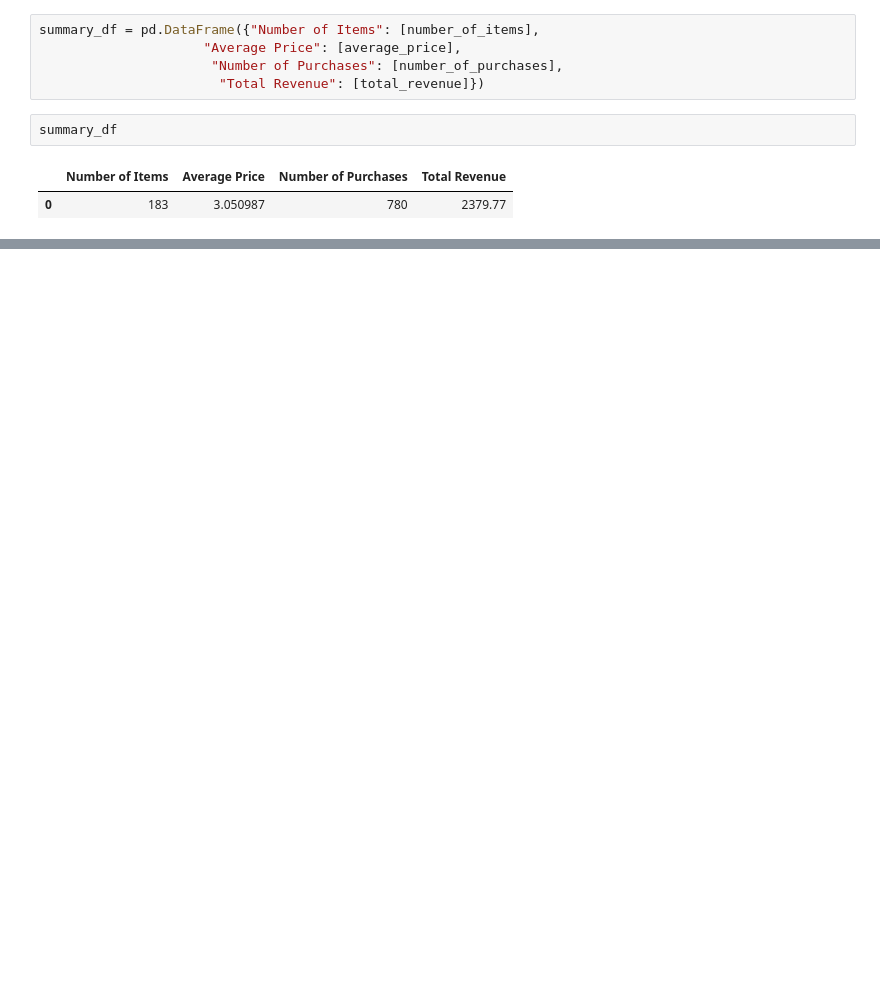
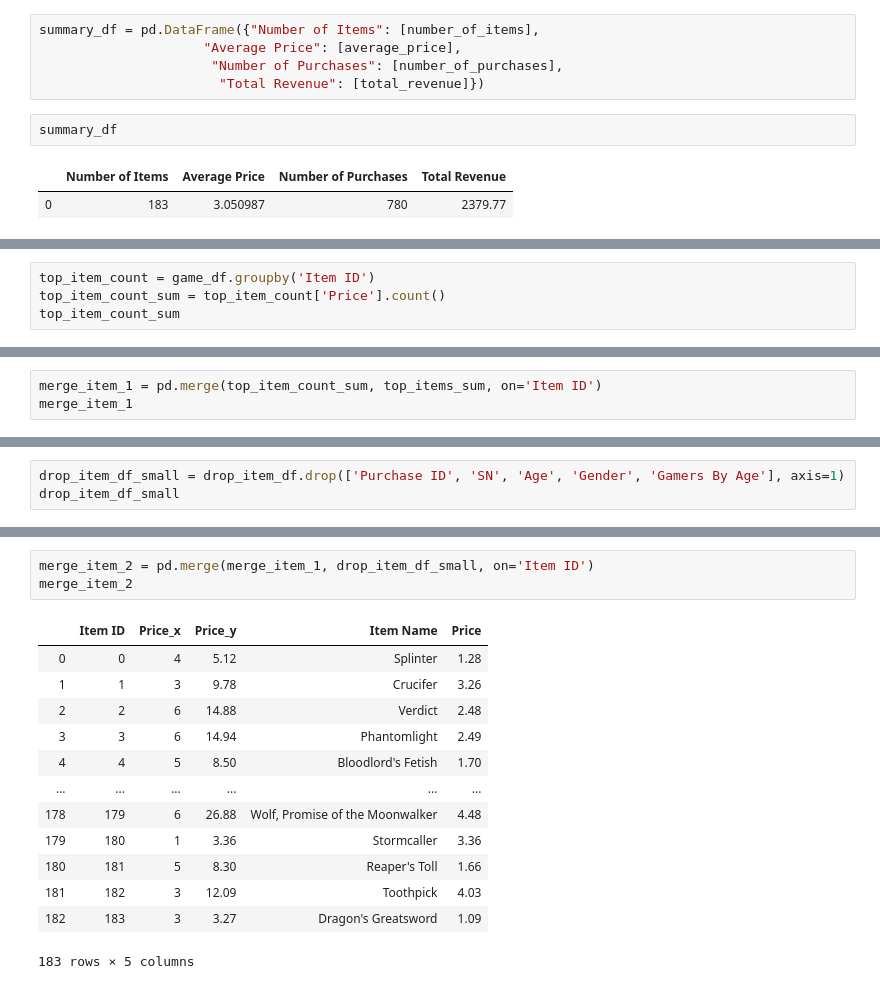
Before and after one commit to edwinmccracken/pandas-challenge, a Jupyter notebook: HeroesOfPymoli/Heros Homework.ipynb, the cells around one changed output, grey strips where cells are left out. Cells and saved outputs as stored; diff of their text form; blank space fills up the shorter version.

```diff
--- a/HeroesOfPymoli/Heros Homework.ipynb
+++ b/HeroesOfPymoli/Heros Homework.ipynb
@@ -215,0 +697,4 @@ See the caveats in the documentation: https://pandas.pydata.org/pandas-docs/stab
+# %%
+top_item_count = game_df.groupby('Item ID')
+top_item_count_sum = top_item_count['Price'].count()
+top_item_count_sum
@@ -215,0 +715,3 @@ See the caveats in the documentation: https://pandas.pydata.org/pandas-docs/stab
+# %%
+merge_item_1 = pd.merge(top_item_count_sum, top_items_sum, on='Item ID')
+merge_item_1
@@ -215,0 +766,3 @@ See the caveats in the documentation: https://pandas.pydata.org/pandas-docs/stab
+# %%
+drop_item_df_small = drop_item_df.drop(['Purchase ID', 'SN', 'Age', 'Gender', 'Gamers By Age'], axis=1)
+drop_item_df_small
@@ -215,0 +783,17 @@ See the caveats in the documentation: https://pandas.pydata.org/pandas-docs/stab
+# %%
+merge_item_2 = pd.merge(merge_item_1, drop_item_df_small, on='Item ID')
+merge_item_2
+# %% [output]
+|  | Item ID | Price_x | Price_y | Item Name | Price |
+| 0 | 0 | 4 | 5.12 | Splinter | 1.28 |
+| 1 | 1 | 3 | 9.78 | Crucifer | 3.26 |
+| 2 | 2 | 6 | 14.88 | Verdict | 2.48 |
+| 3 | 3 | 6 | 14.94 | Phantomlight | 2.49 |
+| 4 | 4 | 5 | 8.50 | Bloodlord's Fetish | 1.70 |
+| ... | ... | ... | ... | ... | ... |
+| 178 | 179 | 6 | 26.88 | Wolf, Promise of the Moonwalker | 4.48 |
+| 179 | 180 | 1 | 3.36 | Stormcaller | 3.36 |
+| 180 | 181 | 5 | 8.30 | Reaper's Toll | 1.66 |
+| 181 | 182 | 3 | 12.09 | Toothpick | 4.03 |
+| 182 | 183 | 3 | 3.27 | Dragon's Greatsword | 1.09 |
+183 rows × 5 columns
```
Also changed, not shown: parts of 53 cells of this notebook.
